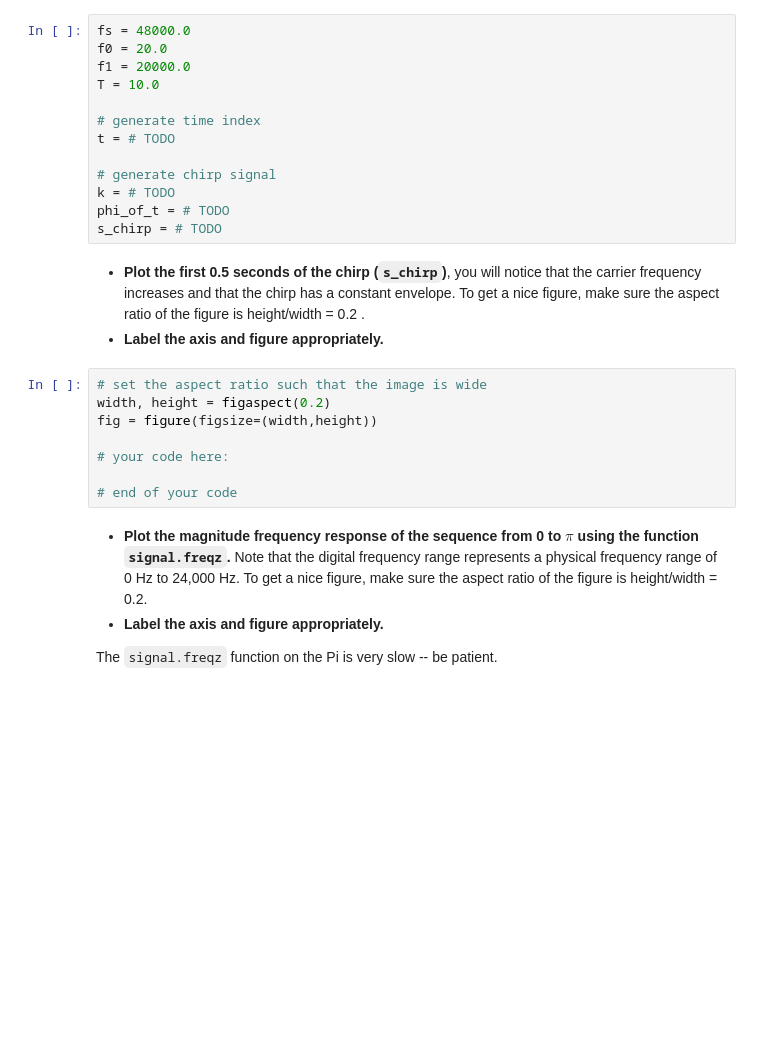
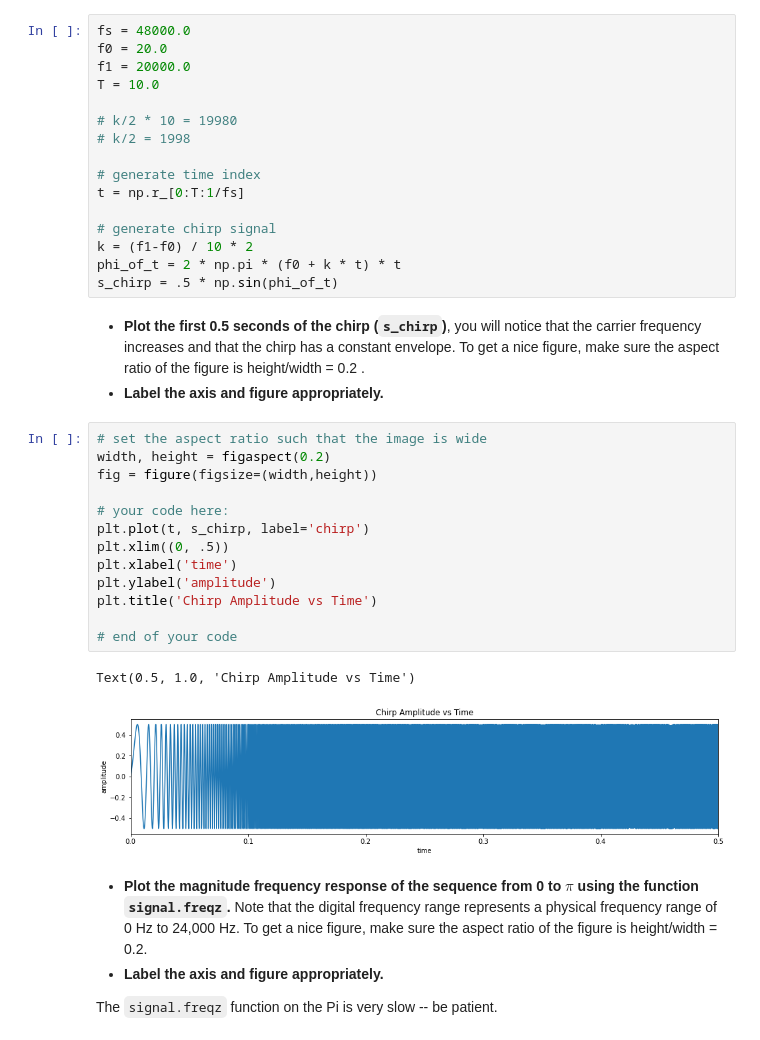
Before and after one commit to EE123-students/lab1-spring2023-rob, a Jupyter notebook: lab1-part2-TimeDomain-Sonar.ipynb, the cells around one changed output. Cells and saved outputs as stored; diff of their text form; blank space fills up the shorter version.

```diff
--- a/lab1-part2-TimeDomain-Sonar.ipynb
+++ b/lab1-part2-TimeDomain-Sonar.ipynb
@@ -66,24 +68,35 @@ f0 = 20.0
 f1 = 20000.0
 T = 10.0
 
+# k/2 * 10 = 19980
+# k/2 = 1998
+
 # generate time index
-t = # TODO
+t = np.r_[0:T:1/fs]
 
 # generate chirp signal
-k = # TODO
-phi_of_t = # TODO
-s_chirp = # TODO
+k = (f1-f0) / 10 * 2
+phi_of_t = 2 * np.pi * (f0 + k * t) * t
+s_chirp = .5 * np.sin(phi_of_t)
 # %% [markdown]
 * **Plot the first 0.5 seconds of the chirp (`s_chirp`)**, you will notice that the carrier frequency increases and that the chirp has a constant envelope. To get a nice figure, make sure the aspect ratio of the figure is height/width = 0.2 .
 * **Label the axis and figure appropriately.**
 # %%
 # set the aspect ratio such that the image is wide
 width, height = figaspect(0.2)
 fig = figure(figsize=(width,height))
 
 # your code here:
+plt.plot(t, s_chirp, label='chirp')
+plt.xlim((0, .5))
+plt.xlabel('time')
+plt.ylabel('amplitude')
+plt.title('Chirp Amplitude vs Time')
 
 # end of your code
+# %% [output]
+Text(0.5, 1.0, 'Chirp Amplitude vs Time')
+[figure, added]
 # %% [markdown]
 * **Plot the magnitude frequency response of the sequence from 0 to $\pi$ using the function `signal.freqz`.** Note that the digital frequency range represents a physical frequency range of 0 Hz to 24,000 Hz. To get a nice figure, make sure the aspect ratio of the figure is height/width = 0.2.
 * **Label the axis and figure appropriately.**
```
Also changed, not shown: parts of 2 cells of this notebook, 1 other file.
